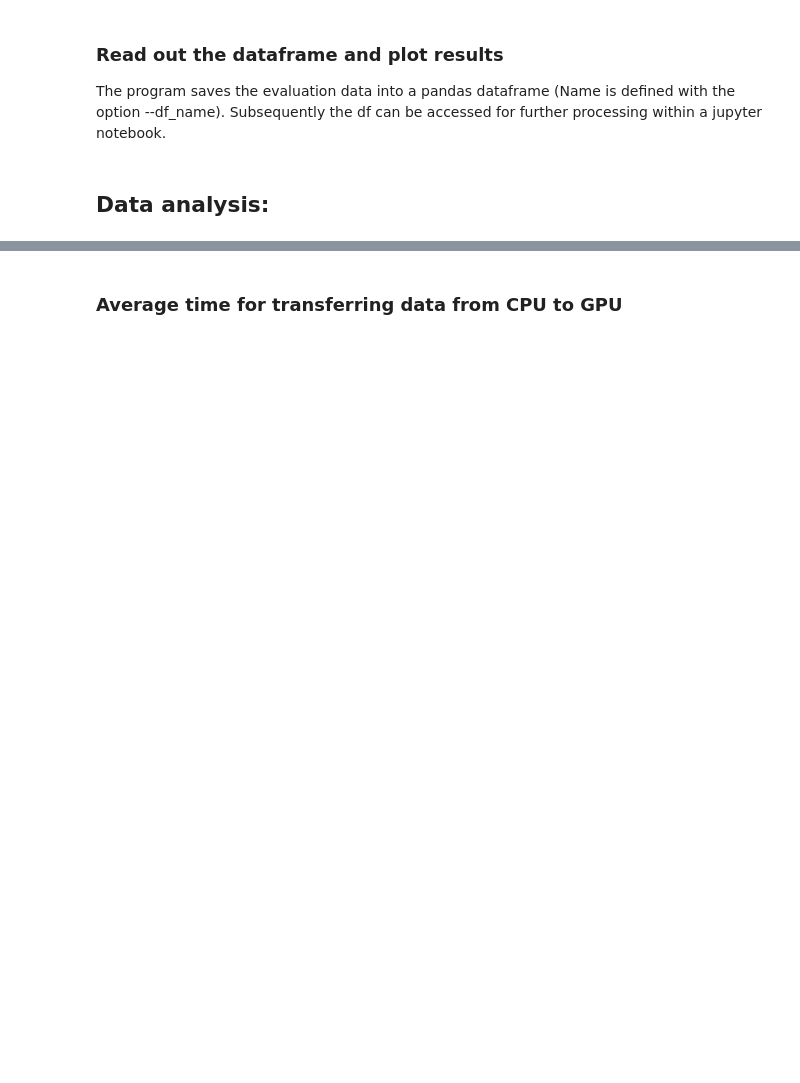
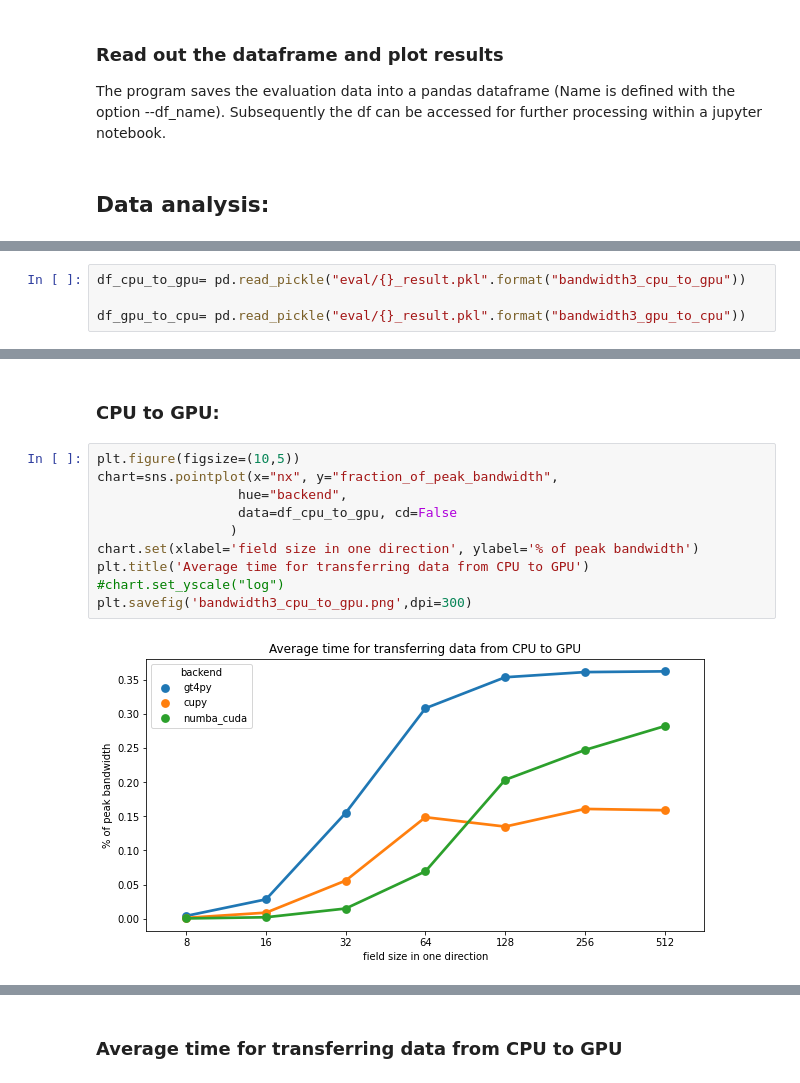
Before and after one commit to lrndrs/HPC4WC_group7, a Jupyter notebook: evaluation_bandwidth.ipynb, the cells around one changed output, grey strips where cells are left out. Cells and saved outputs as stored; diff of their text form; blank space fills up the shorter version.

```diff
--- a/evaluation_bandwidth.ipynb
+++ b/evaluation_bandwidth.ipynb
@@ -105,0 +60,4 @@ print(peak_bandwidth_in_gbs)
+# %%
+df_cpu_to_gpu= pd.read_pickle("eval/{}_result.pkl".format("bandwidth3_cpu_to_gpu"))
+
+df_gpu_to_cpu= pd.read_pickle("eval/{}_result.pkl".format("bandwidth3_gpu_to_cpu"))
@@ -105,0 +73,14 @@ print(peak_bandwidth_in_gbs)
+# %% [markdown]
+### CPU to GPU:
+# %%
+plt.figure(figsize=(10,5))
+chart=sns.pointplot(x="nx", y="fraction_of_peak_bandwidth",
+                  hue="backend",
+                  data=df_cpu_to_gpu, cd=False
+                 )
+chart.set(xlabel='field size in one direction', ylabel='% of peak bandwidth')
+plt.title('Average time for transferring data from CPU to GPU')
+#chart.set_yscale("log")
+plt.savefig('bandwidth3_cpu_to_gpu.png',dpi=300)
+# %% [output]
+[figure, added]
```
Also changed, not shown: parts of 23 cells of this notebook, 4 other files.
